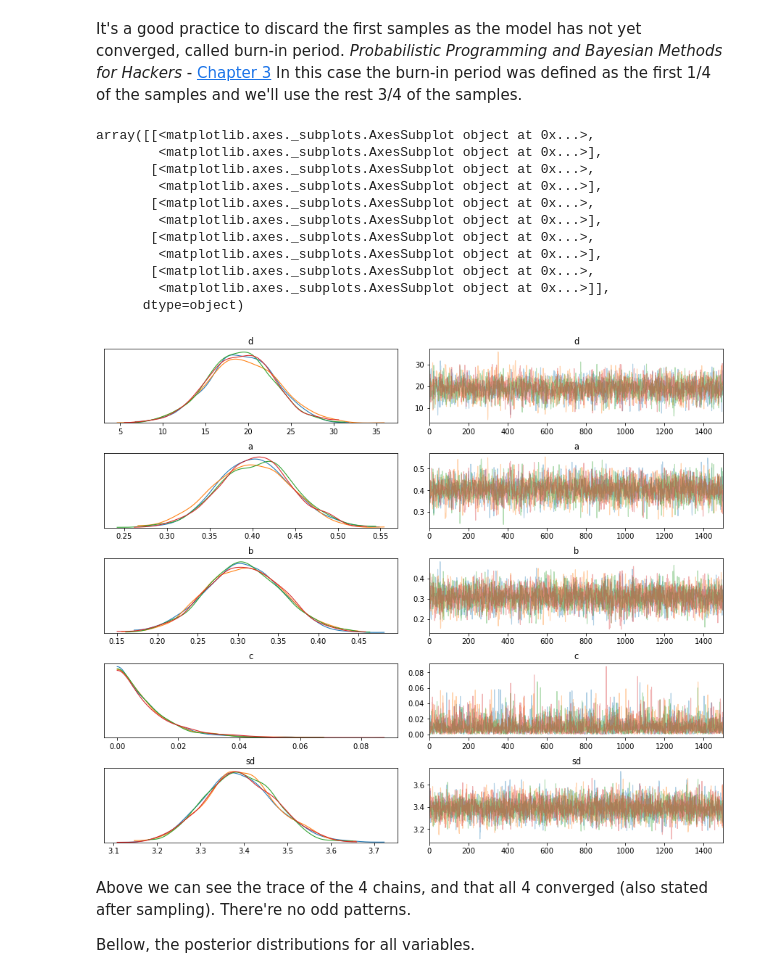
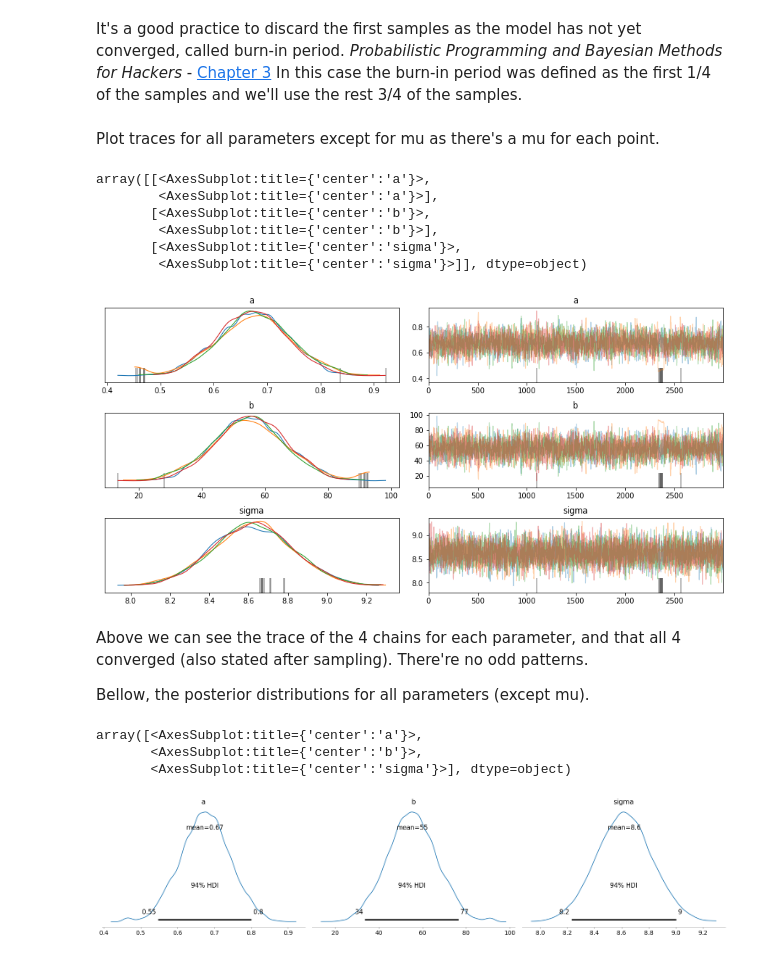
Before and after one commit to elisiojsj/Data-Science, a Jupyter notebook: Galton_Hereditary_Stature-analysis.ipynb, the cells around one changed output. Saved outputs shown, nothing was run; the diff lists cells and outputs as text; code cells hidden in the pictures.

Commit message:
all analysis changed for a single variable model

```diff
--- a/Galton_Hereditary_Stature-analysis.ipynb
+++ b/Galton_Hereditary_Stature-analysis.ipynb
@@ -42,0 +38,3 @@ df
+# %%
+df[['father', 'mother', 'height']] = df[['father', 'mother', 'height']].apply(lambda x: round(x/0.39370, 2))
+df.head()
@@ -137,20 +162,17 @@ and Bayesian Methods for Hackers</em> - [Chapter 1](https://nbviewer.jupyter.org
 # %%
-samp_size = 2000
+samp_size = 4000
 
 with pm.Model() as model:
-    alpha_f = 1.0/df['father'].mean()
-    alpha_m = 1.0/df['mother'].mean()
+    alpha = 1.0/df['mid_parents'].mean()
 
-    a = pm.Exponential('a', lam=1.0) # coeficient for 'father'
-    b = pm.Exponential('b', lam=1.0) # coeficient for 'mother'
-    c = pm.Uniform("c") # coeficient for 'gender'
-    d = pm.Normal('d', sd=10)
+    a = pm.Normal('a', mu=150, sd=25)
+    b = pm.Exponential('b', alpha)
 
-    sd = pm.HalfCauchy('sd', beta=1)
+    sigma = pm.Uniform('sigma', lower=0, upper=20)
 
-    link = a*df['father'].values + b*df['mother'].values + c*df['gender'] + d
+    mu = pm.Deterministic('mu', a*df['mid_parents'].values + b)
 
-    like = pm.Normal('height', mu=link, sd=sd, observed=df['height'].values)
+    height = pm.Normal('height', mu=mu, sd=sigma, observed=df['height'].values)
     start = pm.find_MAP()
 # %%
 with model:
@@ -166,22 +191,27 @@ and Bayesian Methods for Hackers</em> - [Chapter 3](https://nbviewer.jupyter.org
 In this case the burn-in period was defined as the first 1/4 of the samples and we'll use the rest 3/4 of the samples.
 # %%
 burned_trace = trace[int(samp_size/4):]
+# %% [markdown]
+Plot traces for all parameters except for mu as there's a mu for each point.
+# %%
+varnames = ["~mu"]
+az.plot_trace(burned_trace, varnames)
+# %% [output]
+array([[<AxesSubplot:title={'center':'a'}>,
+        <AxesSubplot:title={'center':'a'}>],
+       [<AxesSubplot:title={'center':'b'}>,
+        <AxesSubplot:title={'center':'b'}>],
+       [<AxesSubplot:title={'center':'sigma'}>,
+        <AxesSubplot:title={'center':'sigma'}>]], dtype=object)
+[figure, added]
+# %% [markdown]
+Above we can see the trace of the 4 chains for each parameter, and that all 4 converged (also stated after sampling). There're no odd patterns.<br>
+
+Bellow, the posterior distributions for all parameters (except mu).
 # %%
-az.plot_trace(burned_trace)
+az.plot_posterior(burned_trace, varnames)
 # %% [output]
-array([[<matplotlib.axes._subplots.AxesSubplot object at 0x...>,
-        <matplotlib.axes._subplots.AxesSubplot object at 0x...>],
-       [<matplotlib.axes._subplots.AxesSubplot object at 0x...>,
-        <matplotlib.axes._subplots.AxesSubplot object at 0x...>],
-       [<matplotlib.axes._subplots.AxesSubplot object at 0x...>,
-        <matplotlib.axes._subplots.AxesSubplot object at 0x...>],
-       [<matplotlib.axes._subplots.AxesSubplot object at 0x...>,
-        <matplotlib.axes._subplots.AxesSubplot object at 0x...>],
-       [<matplotlib.axes._subplots.AxesSubplot object at 0x...>,
-        <matplotlib.axes._subplots.AxesSubplot object at 0x...>]],
-      dtype=object)
+array([<AxesSubplot:title={'center':'a'}>,
+       <AxesSubplot:title={'center':'b'}>,
+       <AxesSubplot:title={'center':'sigma'}>], dtype=object)
-[figure, old version]
+[figure, new version]
-# %% [markdown]
-Above we can see the trace of the 4 chains, and that all 4 converged (also stated after sampling). There're no odd patterns.<br>
-
-Bellow, the posterior distributions for all variables.
```
Also changed, not shown: parts of 43 cells of this notebook.
